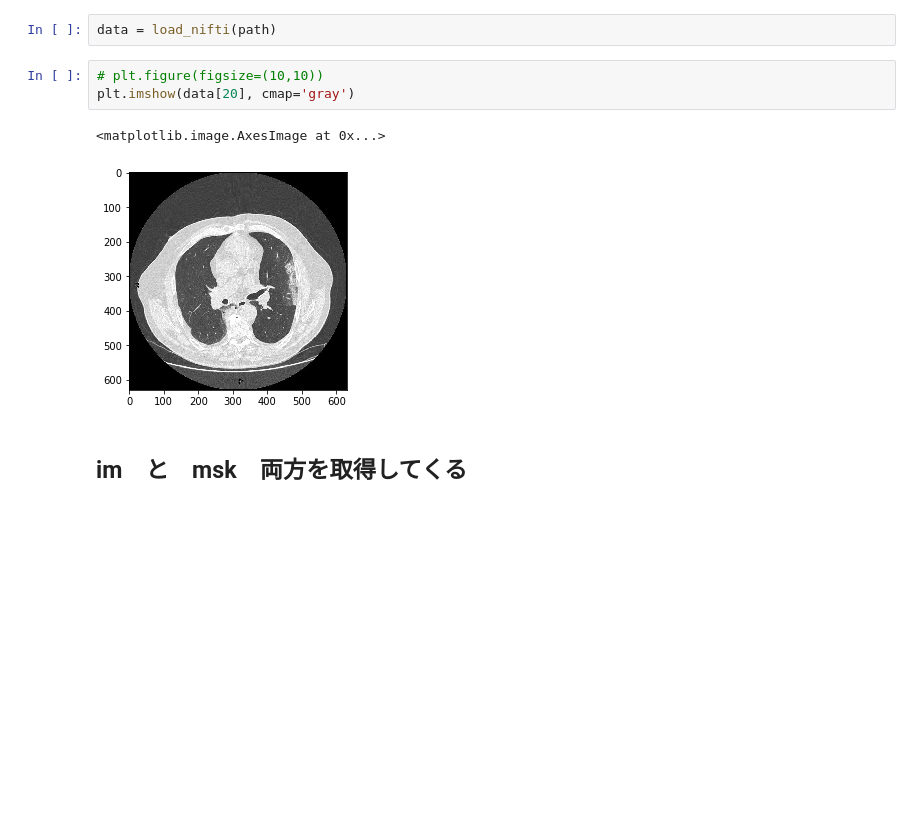
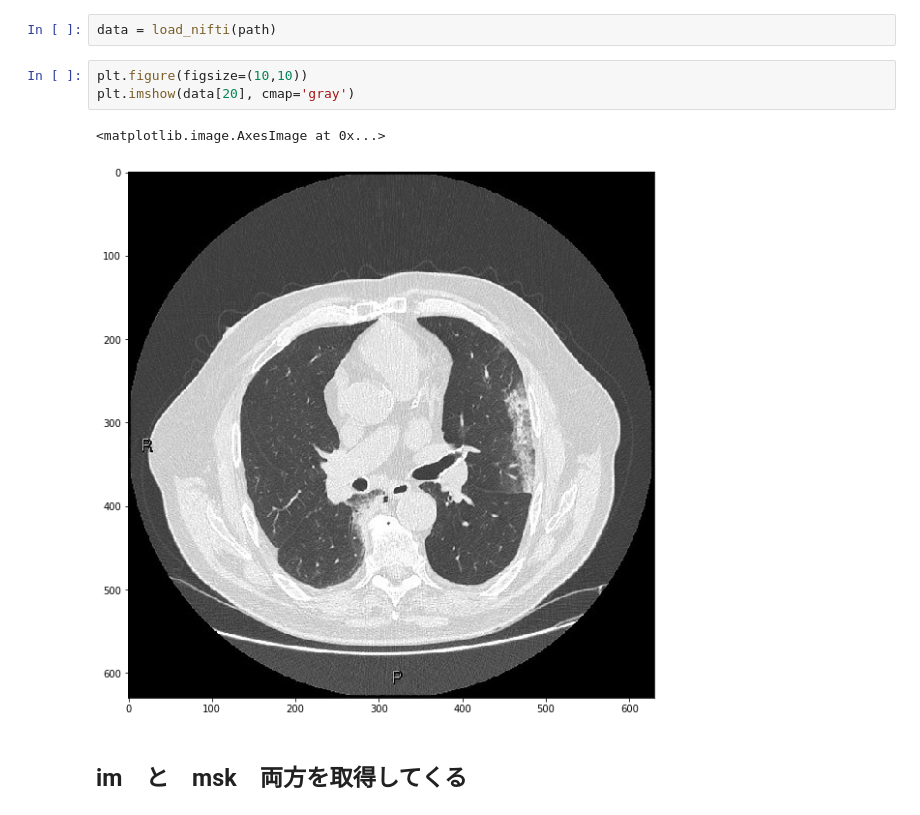
Before and after one commit to MoTo-LaBo/Python-data-science, a Jupyter notebook: CT MRI/nibabel.ipynb, the cells around one changed output. Cells and saved outputs as stored; diff of their text form; blank space fills up the shorter version.

```diff
--- a/CT MRI/nibabel.ipynb
+++ b/CT MRI/nibabel.ipynb
@@ -115,11 +115,11 @@ def load_nifti(path):
 # %%
 data = load_nifti(path)
 # %%
-# plt.figure(figsize=(10,10))
+plt.figure(figsize=(10,10))
 plt.imshow(data[20], cmap='gray')
 # %% [output]
 <matplotlib.image.AxesImage at 0x...>
-[figure, old version]
+[figure, new version]
 # %% [markdown]
 ## im　と　msk　両方を取得してくる
 # %%
```
Also changed, not shown: parts of 2 cells of this notebook.
